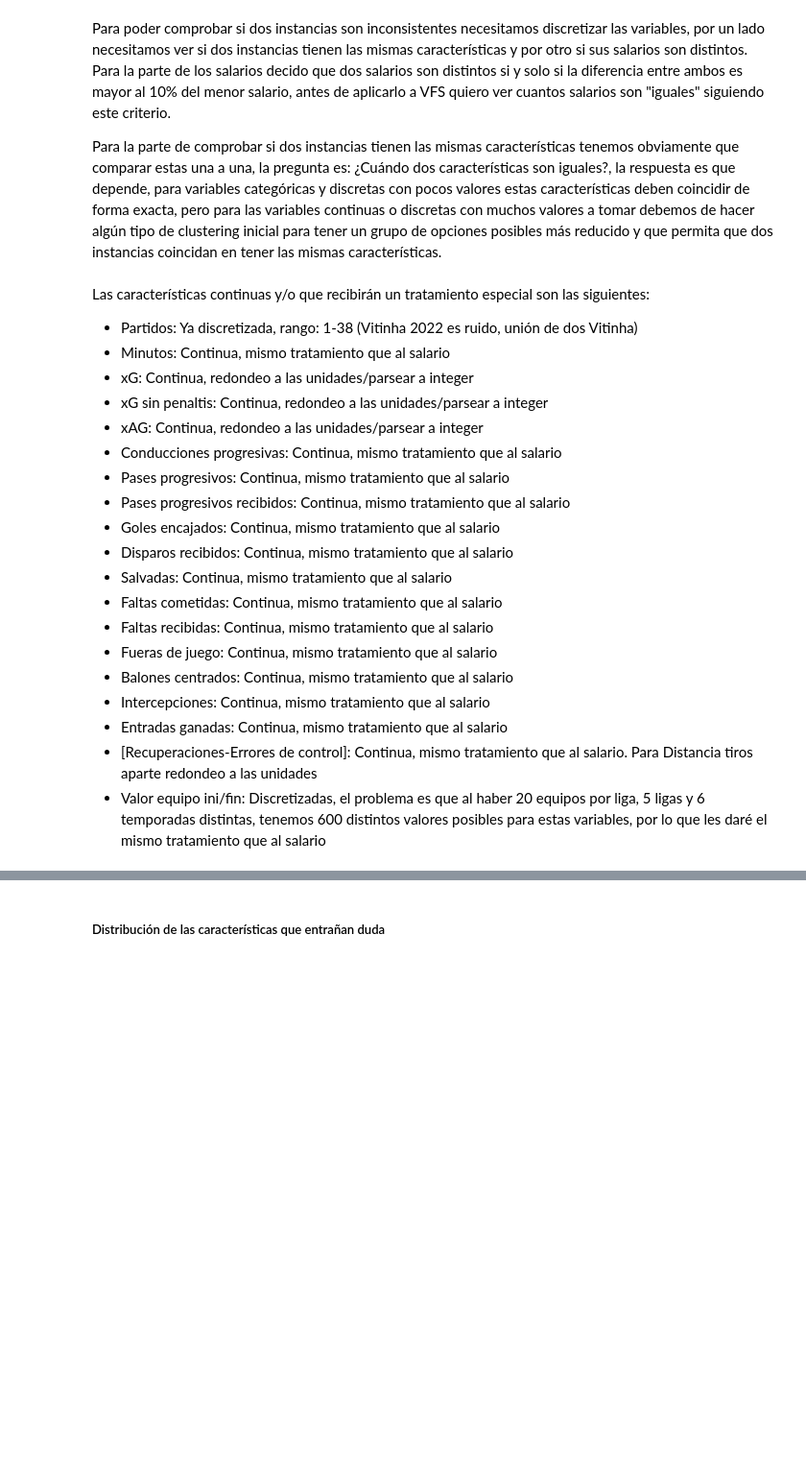
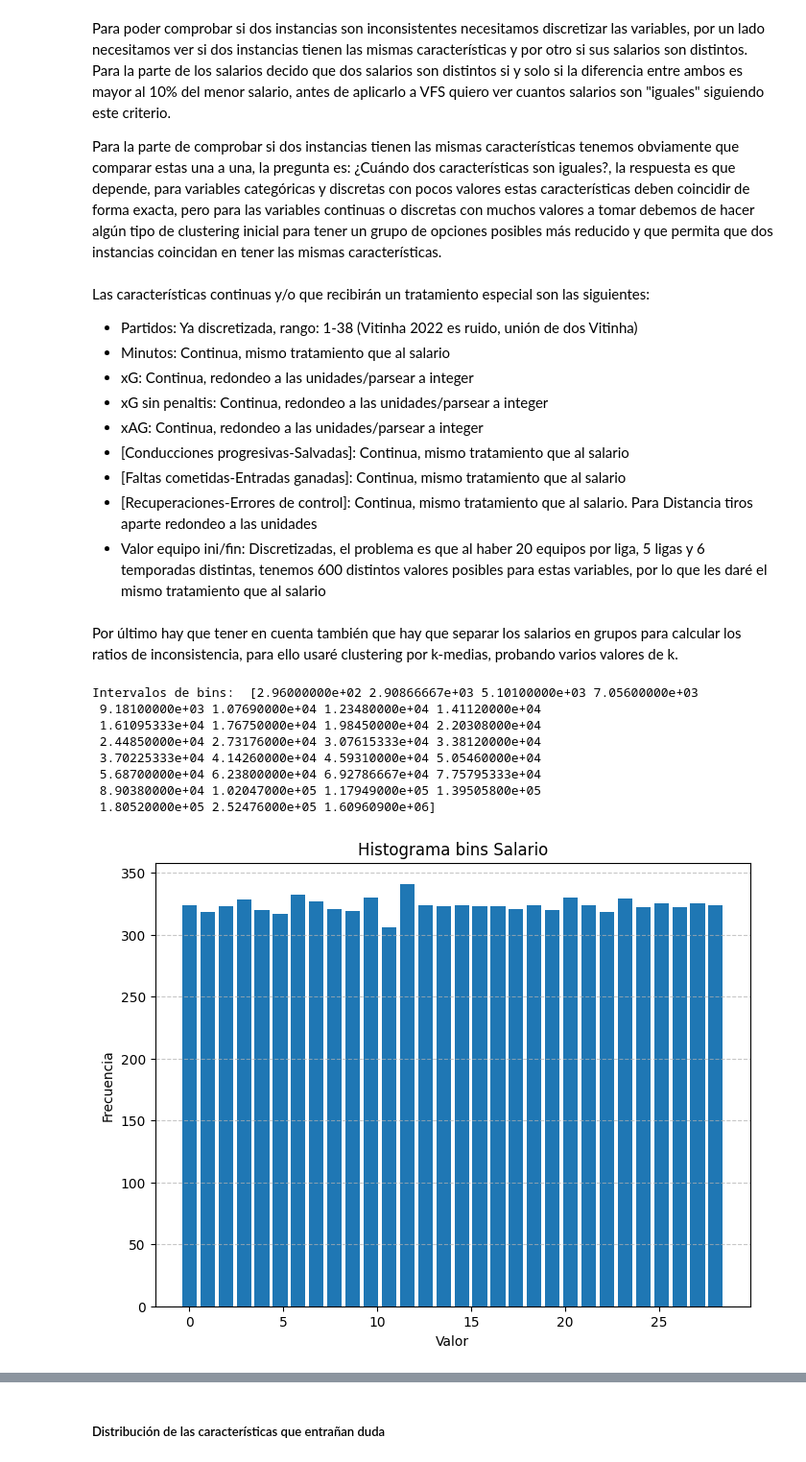
Before and after one commit to JMMelcrack/Predictive-models-applied-to-the-analysis-of-professional-footballers-wages, a Jupyter notebook: FeatureSelection.ipynb, the cells around one changed output, grey strips where cells are left out. Shown at 96% size. Saved outputs shown, nothing was run; the diff lists cells and outputs as text; code cells hidden in the pictures; blank space fills up the shorter version.

```diff
--- a/FeatureSelection.ipynb
+++ b/FeatureSelection.ipynb
@@ -1034,18 +1034,8 @@ Las características continuas y/o que recibirán un tratamiento especial son la
 * xG: Continua, redondeo a las unidades/parsear a integer
 * xG sin penaltis: Continua, redondeo a las unidades/parsear a integer
 * xAG: Continua, redondeo a las unidades/parsear a integer
-* Conducciones progresivas: Continua, mismo tratamiento que al salario
-* Pases progresivos: Continua, mismo tratamiento que al salario
-* Pases progresivos recibidos: Continua, mismo tratamiento que al salario
-* Goles encajados: Continua, mismo tratamiento que al salario
-* Disparos recibidos: Continua, mismo tratamiento que al salario
-* Salvadas: Continua, mismo tratamiento que al salario
-* Faltas cometidas: Continua, mismo tratamiento que al salario
-* Faltas recibidas: Continua, mismo tratamiento que al salario
-* Fueras de juego: Continua, mismo tratamiento que al salario
-* Balones centrados: Continua, mismo tratamiento que al salario
-* Intercepciones: Continua, mismo tratamiento que al salario
-* Entradas ganadas: Continua, mismo tratamiento que al salario
+* [Conducciones progresivas-Salvadas]: Continua, mismo tratamiento que al salario
+* [Faltas cometidas-Entradas ganadas]: Continua, mismo tratamiento que al salario
 * [Recuperaciones-Errores de control]: Continua, mismo tratamiento que al salario. Para Distancia tiros aparte redondeo a las unidades
 * Valor equipo ini/fin: Discretizadas, el problema es que al haber 20 equipos por liga, 5 ligas y 6 temporadas distintas, tenemos 600 distintos valores posibles para estas variables, por lo que les daré el mismo tratamiento que al salario
 # %%
@@ -1056,0 +1053,32 @@ x_train_noNorm['Distancia tiros'] = round(x_train_noNorm['Distancia tiros'])
+# %% [markdown]
+Por último hay que tener en cuenta también que hay que separar los salarios en grupos para calcular los ratios de inconsistencia, para ello usaré clustering por k-medias, probando varios valores de k.
+# %%
+from sklearn.preprocessing import KBinsDiscretizer
+
+bins = 30
+
+discretizer = KBinsDiscretizer(n_bins=bins, encode='ordinal', strategy='quantile')
+labels = discretizer.fit_transform(y_train.to_numpy().reshape(-1, 1))
+
+# Obtener los límites de los bins
+bin_edges = discretizer.bin_edges_[0]
+
+print('Intervalos de bins: ', bin_edges)
+
+plt.figure(figsize=(8, 6))
+plt.hist(labels, bins=bins, align='left', rwidth=0.8)
+plt.xlabel('Valor')
+plt.ylabel('Frecuencia')
+plt.title('Histograma bins Salario')
+plt.grid(axis='y', linestyle='--', alpha=0.7)
+plt.show()
+# %% [output]
+Intervalos de bins:  [2.96000000e+02 2.90866667e+03 5.10100000e+03 7.05600000e+03
+ 9.18100000e+03 1.07690000e+04 1.23480000e+04 1.41120000e+04
+ 1.61095333e+04 1.76750000e+04 1.98450000e+04 2.20308000e+04
+ 2.44850000e+04 2.73176000e+04 3.07615333e+04 3.38120000e+04
+ 3.70225333e+04 4.14260000e+04 4.59310000e+04 5.05460000e+04
+ 5.68700000e+04 6.23800000e+04 6.92786667e+04 7.75795333e+04
+ 8.90380000e+04 1.02047000e+05 1.17949000e+05 1.39505800e+05
+ 1.80520000e+05 2.52476000e+05 1.60960900e+06]
+[figure, added]
```
Also changed, not shown: parts of 11 cells of this notebook.
